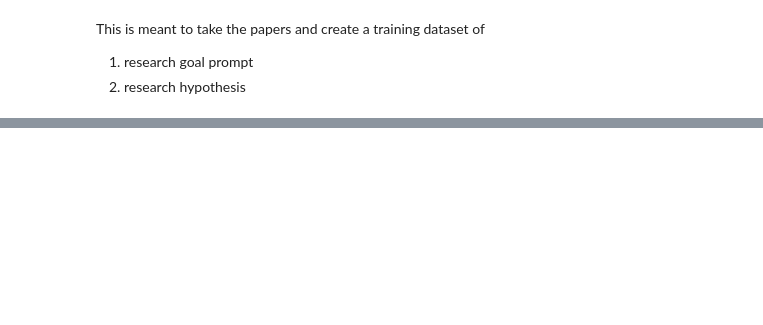
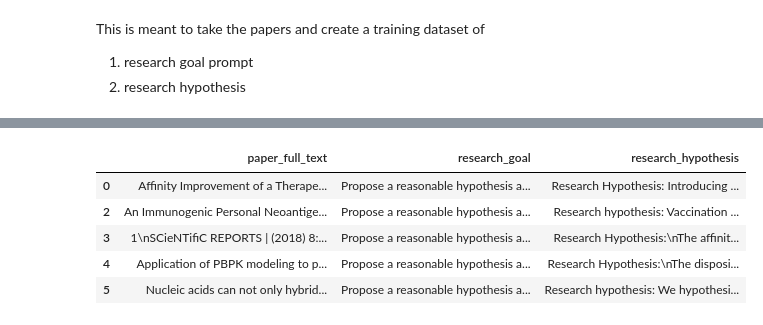
Before and after one commit to KevinH48264/finetuned_research_proposals, a Jupyter notebook: prep_training_dataset.ipynb, the cells around one changed output, grey strips where cells are left out. Drawn from its saved outputs; the diff is of its cells as text; code cells hidden in the pictures; blank space fills up the shorter version.

```diff
--- a/prep_training_dataset.ipynb
+++ b/prep_training_dataset.ipynb
@@ -109,0 +188,23 @@ Processing index: 70
+# %%
+# Drop any rows with N/A before fine-tuning
+import numpy as np
+
+# Read the existing DataFrame
+df = pd.read_csv('autoscious_logs_complete_full-text_goal_hypothesis.csv')
+
+# Replace 'N/A' strings with NaN
+df = df.replace('N/A', np.nan)
+
+# Drop any rows with NaN
+df = df.dropna()
+
+df.to_csv('autoscious_logs_complete_cleaned.csv', index=False)
+# %%
+df.head()
+# %% [output]
+|  | paper_full_text | research_goal | research_hypothesis |
+| 0 | Affinity Improvement of a Therape... | Propose a reasonable hypothesis a... | Research Hypothesis: Introducing ... |
+| 2 | An Immunogenic Personal Neoantige... | Propose a reasonable hypothesis a... | Research hypothesis: Vaccination ... |
+| 3 | 1\nSCieNTifiC REPORTS | (2018) 8:... | Propose a reasonable hypothesis a... | Research Hypothesis:\nThe affinit... |
+| 4 | Application of PBPK modeling to p... | Propose a reasonable hypothesis a... | Research Hypothesis:\nThe disposi... |
+| 5 | Nucleic acids can not only hybrid... | Propose a reasonable hypothesis a... | Research hypothesis: We hypothesi... |
```
Also changed, not shown: parts of 3 cells of this notebook, 1 other file.
